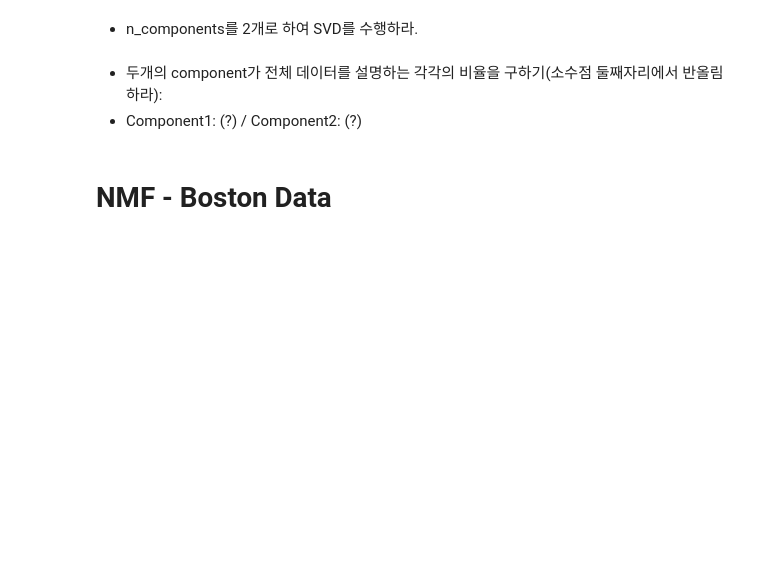
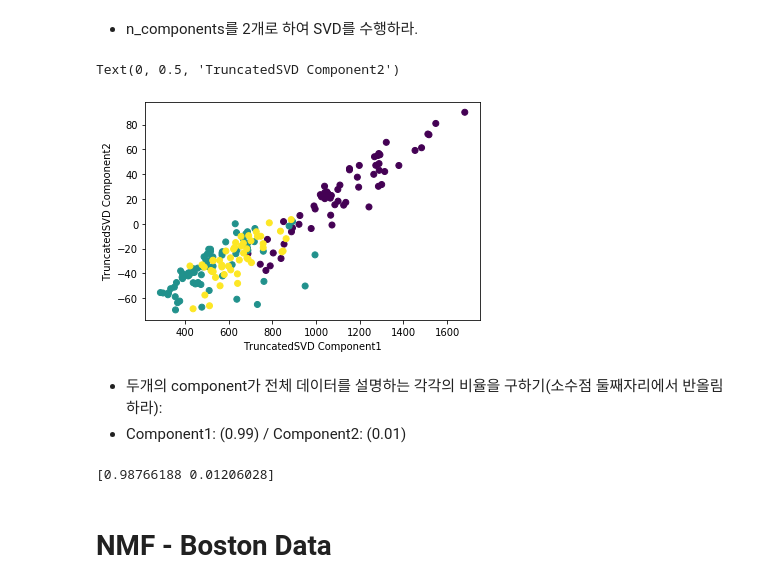
Before and after one commit to CoodingPenguin/cuai-ml-study, a Jupyter notebook: Chapter 06/과제/Chapter 06 과제 (6조).ipynb, the cells around one changed output. Drawn from its saved outputs; the diff is of its cells as text; code cells hidden in the pictures; blank space fills up the shorter version.

```diff
--- a/Chapter 06/과제/Chapter 06 과제 (6조).ipynb
+++ b/Chapter 06/과제/Chapter 06 과제 (6조).ipynb
@@ -111,17 +115,29 @@ plt.show()
 # %%
 from sklearn.decomposition import TruncatedSVD
 # wine.data를 이용하여 SVD를 수행하라 (DataFrame화 불필요)
+
+wine = load_wine()
+wine_ftrs = wine.data
+
+tsvd = TruncatedSVD(n_components=2)
+tsvd.fit(wine_ftrs)
+wine_tsvd = tsvd.transform(wine_ftrs)
 # %%
 # x축을 component1, y축을 component2로 하며 마커 색상은 target에 따라 달라지는 산점도를 그려보세요
 # 색상지정에는 wine.target 활용
-plt.scatter(???)
+plt.scatter(x=wine_tsvd[:, 0], y=wine_tsvd[:, 1], c=wine.target)
 plt.xlabel('TruncatedSVD Component1')
 plt.ylabel('TruncatedSVD Component2')
+# %% [output]
+Text(0, 0.5, 'TruncatedSVD Component2')
+[figure, added]
 # %% [markdown]
 - 두개의 component가 전체 데이터를 설명하는 각각의 비율을 구하기(소수점 둘째자리에서 반올림하라):
-- Component1: (?) / Component2: (?)
+- Component1: (0.99) / Component2: (0.01)
 # %%
-print(???)
+print(tsvd.explained_variance_ratio_)
+# %% [output]
+[0.98766188 0.01206028]
 # %% [markdown]
 # NMF - Boston Data
 # %%
```
Also changed, not shown: parts of 14 cells of this notebook, 27 other files.
